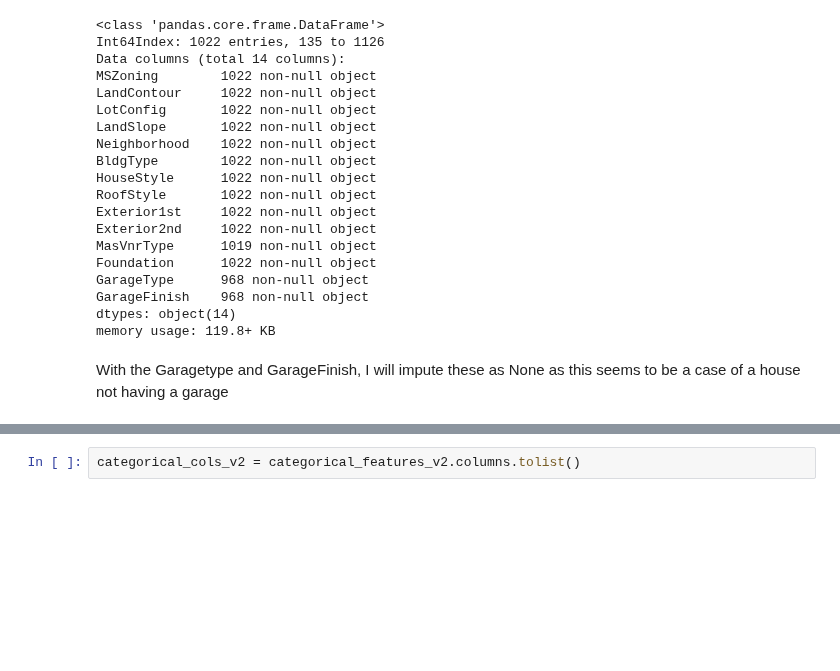
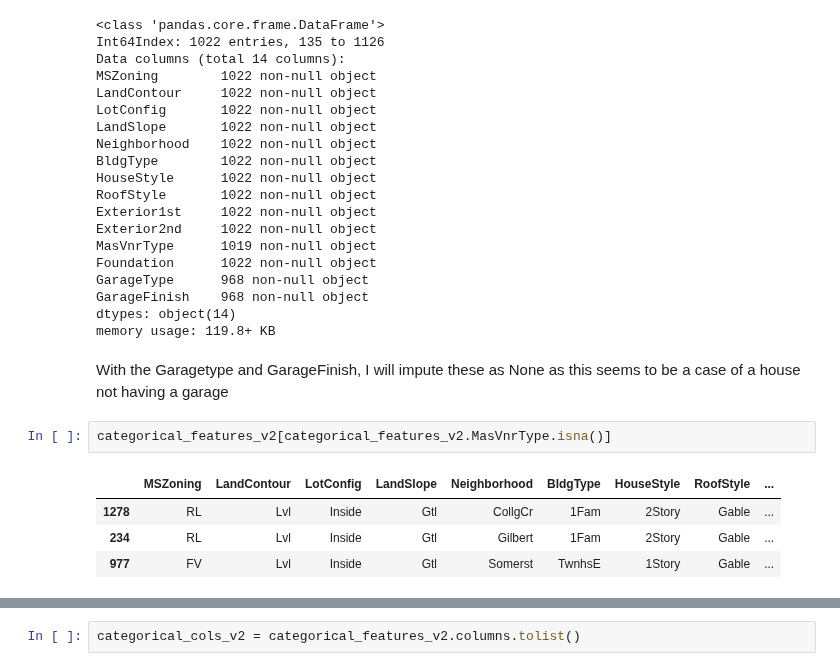
Before and after one commit to Ryan95Z/ml-house-prices, a Jupyter notebook: notebooks/4. Feature Engineering v2.ipynb, the cells around one changed output, grey strips where cells are left out. Drawn from its saved outputs; the diff is of its cells as text; blank space fills up the shorter version.

```diff
--- a/notebooks/4. Feature Engineering v2.ipynb
+++ b/notebooks/4. Feature Engineering v2.ipynb
@@ -615,3 +615,10 @@ dtypes: object(14)
 memory usage: 119.8+ KB
 # %% [markdown]
 With the Garagetype and GarageFinish, I will impute these as None as this seems to be a case of a house not having a garage
+# %%
+categorical_features_v2[categorical_features_v2.MasVnrType.isna()]
+# %% [output]
+|  | MSZoning | LandContour | LotConfig | LandSlope | Neighborhood | BldgType | HouseStyle | RoofStyle | ... |
+| 1278 | RL | Lvl | Inside | Gtl | CollgCr | 1Fam | 2Story | Gable | ... |
+| 234 | RL | Lvl | Inside | Gtl | Gilbert | 1Fam | 2Story | Gable | ... |
+| 977 | FV | Lvl | Inside | Gtl | Somerst | TwnhsE | 1Story | Gable | ... |
```
Also changed, not shown: parts of 33 cells of this notebook, 1 other file.
